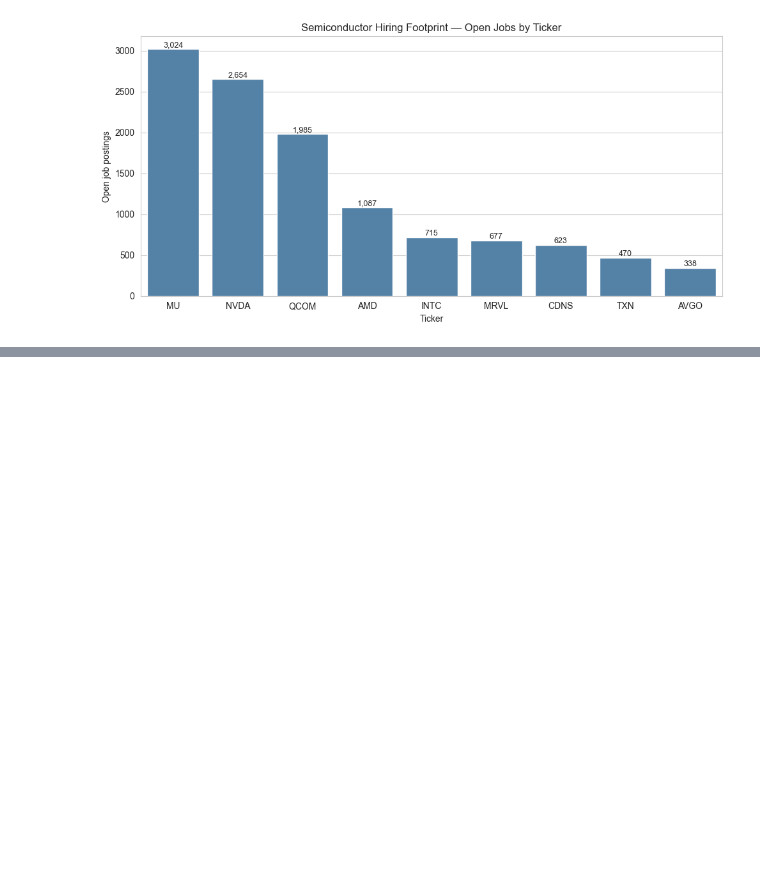
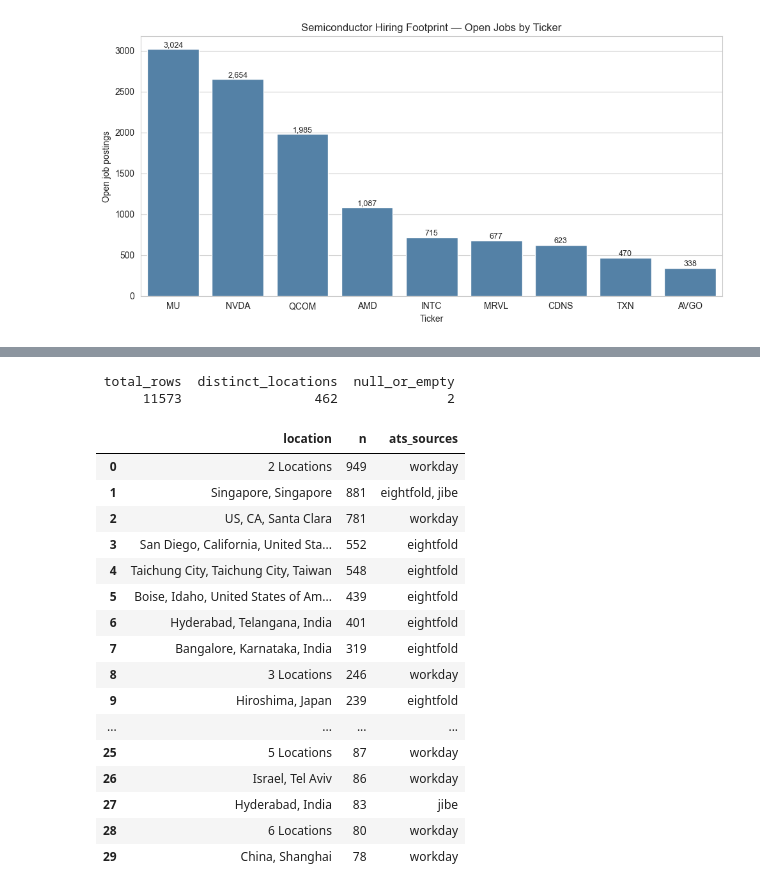
Before and after one commit to johanndeboda/sector-signals, a Jupyter notebook: analysis/01_hiring_snapshot.ipynb, the cells around one changed output, grey strips where cells are left out. Cells and saved outputs as stored; diff of their text form; code cells hidden in the pictures; blank space fills up the shorter version.

Commit message:
Day 10 : ipynb 2 , hiring geography analysis

```diff
--- a/analysis/01_hiring_snapshot.ipynb
+++ b/analysis/01_hiring_snapshot.ipynb
@@ -85,3 +91,55 @@ plt.show()
 
 - **Open question to test next:**
  is the cross-ticker count driven by *global geographic spread* (`location` field) or *sector breadth* (`category` field, where available)?
+# %%
+# --- Day 10 scratch: profile location strings before normalizing ---
+# Runs against the latest snapshot present (not CURRENT_DATE) so it works
+# whether or not today's scrape has run yet.
+
+loc_summary = pd.read_sql("""
+    WITH latest AS (SELECT MAX(snapshot_date) AS d FROM hiring_signals)
+    SELECT
+        COUNT(*) AS total_rows,
+        COUNT(DISTINCT location) AS distinct_locations,
+        COUNT(*) FILTER (WHERE location IS NULL OR location = '') AS null_or_empty
+    FROM hiring_signals, latest
+    WHERE snapshot_date = latest.d
+""", engine)
+print(loc_summary.to_string(index=False))
+print()
+
+# Top 30 raw strings + which ATS(es) produce each
+top_locs = pd.read_sql("""
+    WITH latest AS (SELECT MAX(snapshot_date) AS d FROM hiring_signals)
+    SELECT
+        location,
+        COUNT(*) AS n,
+        STRING_AGG(DISTINCT ats, ', ') AS ats_sources
+    FROM hiring_signals, latest
+    WHERE snapshot_date = latest.d
+      AND location IS NOT NULL AND location <> ''
+    GROUP BY location
+    ORDER BY n DESC
+    LIMIT 30
+""", engine)
+top_locs
+# %% [output]
+ total_rows  distinct_locations  null_or_empty
+      11573                 462              2
+|  | location | n | ats_sources |
+| 0 | 2 Locations | 949 | workday |
+| 1 | Singapore, Singapore | 881 | eightfold, jibe |
+| 2 | US, CA, Santa Clara | 781 | workday |
+| 3 | San Diego, California, United Sta... | 552 | eightfold |
+| 4 | Taichung City, Taichung City, Taiwan | 548 | eightfold |
+| 5 | Boise, Idaho, United States of Am... | 439 | eightfold |
+| 6 | Hyderabad, Telangana, India | 401 | eightfold |
+| 7 | Bangalore, Karnataka, India | 319 | eightfold |
+| 8 | 3 Locations | 246 | workday |
+| 9 | Hiroshima, Japan | 239 | eightfold |
+| ... | ... | ... | ... |
+| 25 | 5 Locations | 87 | workday |
+| 26 | Israel, Tel Aviv | 86 | workday |
+| 27 | Hyderabad, India | 83 | jibe |
+| 28 | 6 Locations | 80 | workday |
+| 29 | China, Shanghai | 78 | workday |
```
Also changed, not shown: parts of 2 cells of this notebook, 3 other files.
